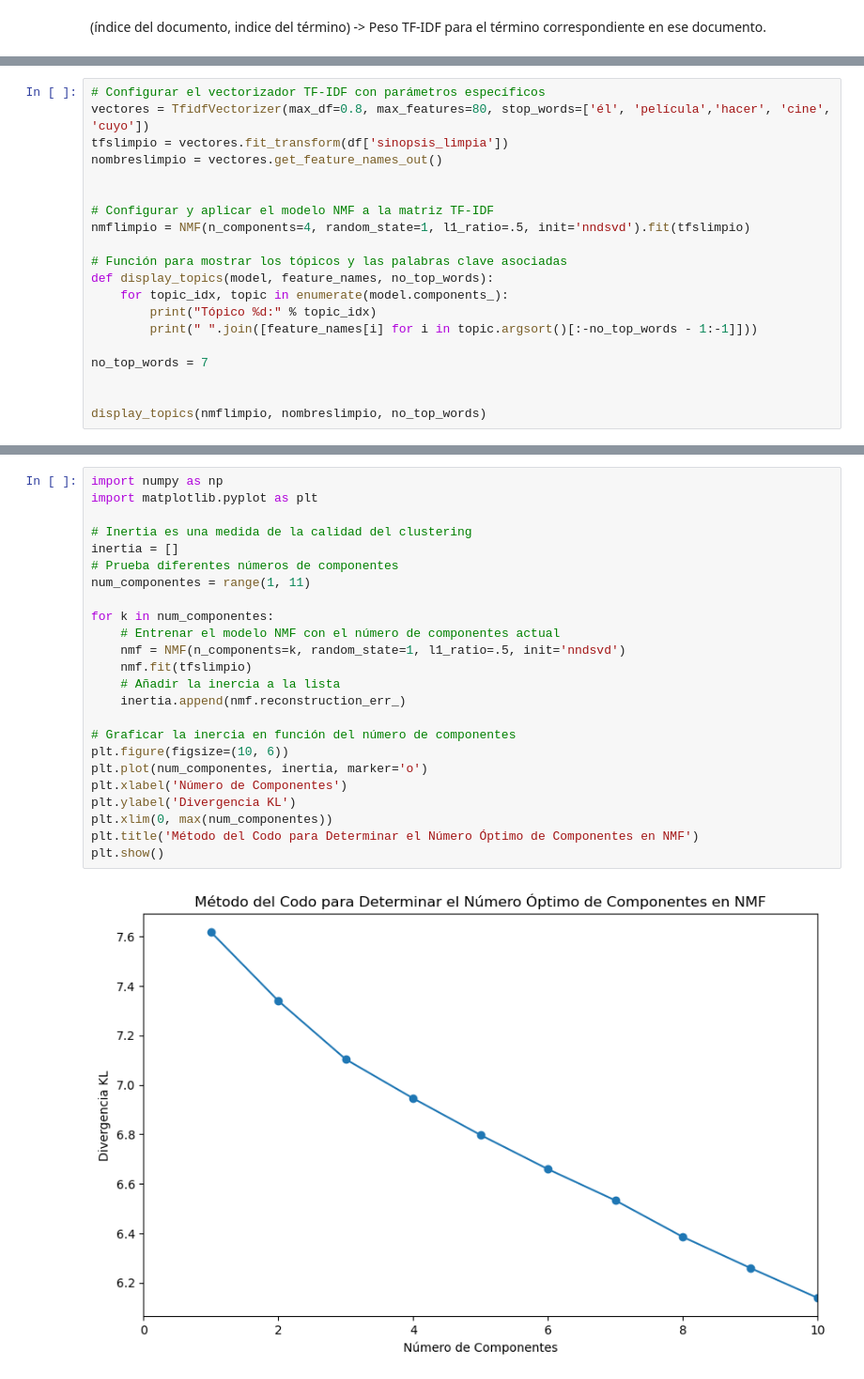
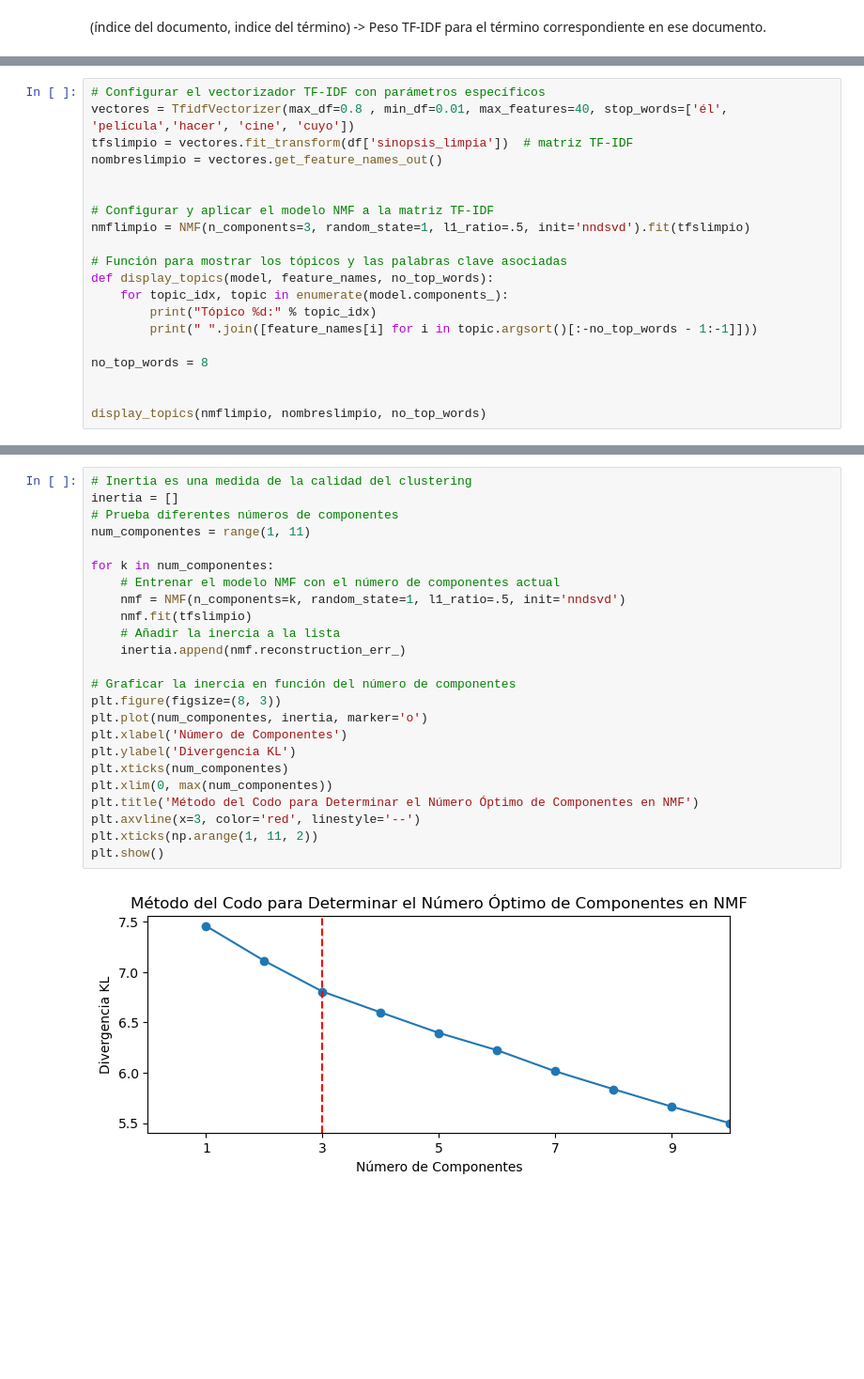
Before and after one commit to sofi-devv/oscarsAwardsAnalysis, a Jupyter notebook: main.ipynb, the cells around one changed output, grey strips where cells are left out. Shown at 94% size. Drawn from its saved outputs; the diff is of its cells as text; blank space fills up the shorter version.

```diff
--- a/main.ipynb
+++ b/main.ipynb
@@ -202,12 +227,12 @@ from sklearn.decomposition import NMF
 # %%
 # Configurar el vectorizador TF-IDF con parámetros específicos
-vectores = TfidfVectorizer(max_df=0.8, max_features=80, stop_words=['él', 'película','hacer', 'cine', 'cuyo'])
-tfslimpio = vectores.fit_transform(df['sinopsis_limpia'])
+vectores = TfidfVectorizer(max_df=0.8 , min_df=0.01, max_features=40, stop_words=['él', 'película','hacer', 'cine', 'cuyo'])
+tfslimpio = vectores.fit_transform(df['sinopsis_limpia'])  # matriz TF-IDF
 nombreslimpio = vectores.get_feature_names_out()
 
 
 # Configurar y aplicar el modelo NMF a la matriz TF-IDF
-nmflimpio = NMF(n_components=4, random_state=1, l1_ratio=.5, init='nndsvd').fit(tfslimpio)
+nmflimpio = NMF(n_components=3, random_state=1, l1_ratio=.5, init='nndsvd').fit(tfslimpio)
 
 # Función para mostrar los tópicos y las palabras clave asociadas
 def display_topics(model, feature_names, no_top_words):
@@ -215,7 +240,7 @@ def display_topics(model, feature_names, no_top_words):
         print("Tópico %d:" % topic_idx)
         print(" ".join([feature_names[i] for i in topic.argsort()[:-no_top_words - 1:-1]]))
 
-no_top_words = 7
+no_top_words = 8
 
 
 display_topics(nmflimpio, nombreslimpio, no_top_words)
@@ -231,26 +254,26 @@ grupo amigo encontrar matrimonio trabajo llamado comenzar
 # %%
-import numpy as np
-import matplotlib.pyplot as plt
-
 # Inertia es una medida de la calidad del clustering
 inertia = []
 # Prueba diferentes números de componentes
 num_componentes = range(1, 11)
 
 for k in num_componentes:
     # Entrenar el modelo NMF con el número de componentes actual
     nmf = NMF(n_components=k, random_state=1, l1_ratio=.5, init='nndsvd')
     nmf.fit(tfslimpio)
     # Añadir la inercia a la lista
     inertia.append(nmf.reconstruction_err_)
 
 # Graficar la inercia en función del número de componentes
-plt.figure(figsize=(10, 6))
+plt.figure(figsize=(8, 3))
 plt.plot(num_componentes, inertia, marker='o')
 plt.xlabel('Número de Componentes')
 plt.ylabel('Divergencia KL')
+plt.xticks(num_componentes)
 plt.xlim(0, max(num_componentes))
 plt.title('Método del Codo para Determinar el Número Óptimo de Componentes en NMF')
+plt.axvline(x=3, color='red', linestyle='--')
+plt.xticks(np.arange(1, 11, 2))
 plt.show()
 # %% [output]
-[figure, old version]
+[figure, new version]
```
Also changed, not shown: parts of 21 cells of this notebook.
